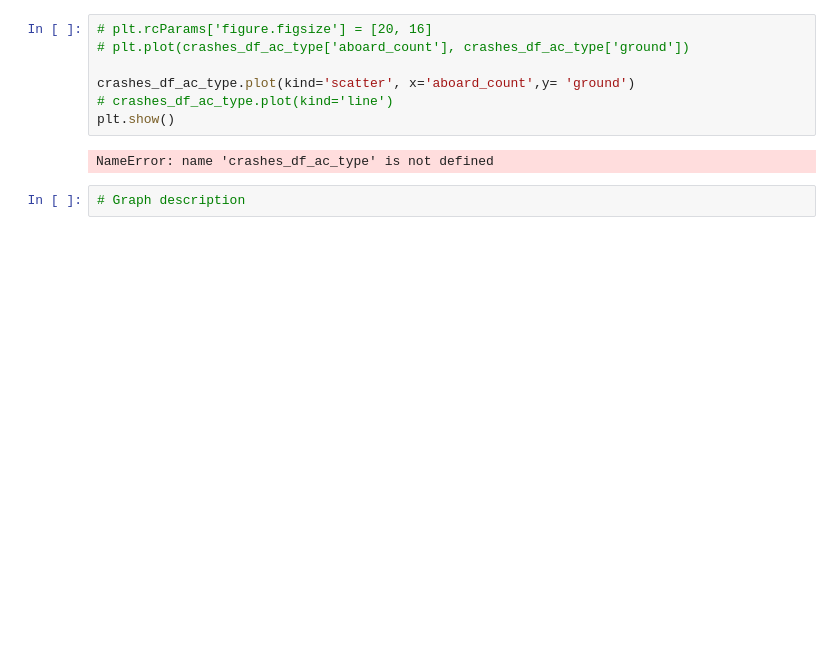
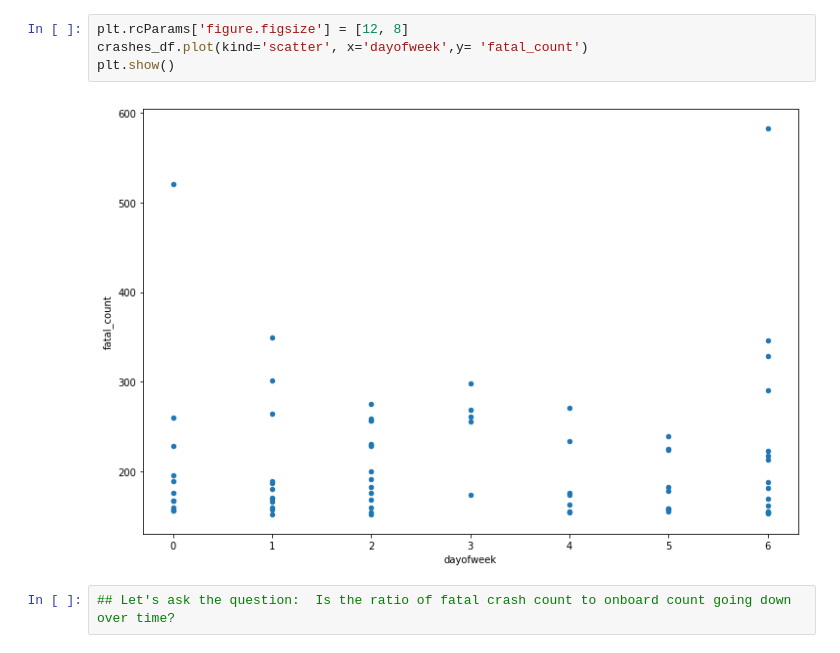
Before and after one commit to loupendley/Thinkful, a Jupyter notebook: Datafiles/VisualizeWhatYouSee_Unit_Lession2_Project_4.ipynb, the cells around one changed output. Cells and saved outputs as stored; diff of their text form; blank space fills up the shorter version.

```diff
--- a/Datafiles/VisualizeWhatYouSee_Unit_Lession2_Project_4.ipynb
+++ b/Datafiles/VisualizeWhatYouSee_Unit_Lession2_Project_4.ipynb
@@ -74,11 +69,8 @@ Text(0, 0.5, 'Fatal Count')
 # %%
-# plt.rcParams['figure.figsize'] = [20, 16]
-# plt.plot(crashes_df_ac_type['aboard_count'], crashes_df_ac_type['ground'])
-
-crashes_df_ac_type.plot(kind='scatter', x='aboard_count',y= 'ground')
-# crashes_df_ac_type.plot(kind='line')
+plt.rcParams['figure.figsize'] = [12, 8]
+crashes_df.plot(kind='scatter', x='dayofweek',y= 'fatal_count')
 plt.show()
 # %% [output]
-NameError: name 'crashes_df_ac_type' is not defined
+[figure, added]
-# %%
-# Graph description
+# %%
+## Let's ask the question:  Is the ratio of fatal crash count to onboard count going down over time?
```
Also changed, not shown: parts of 9 cells of this notebook.
